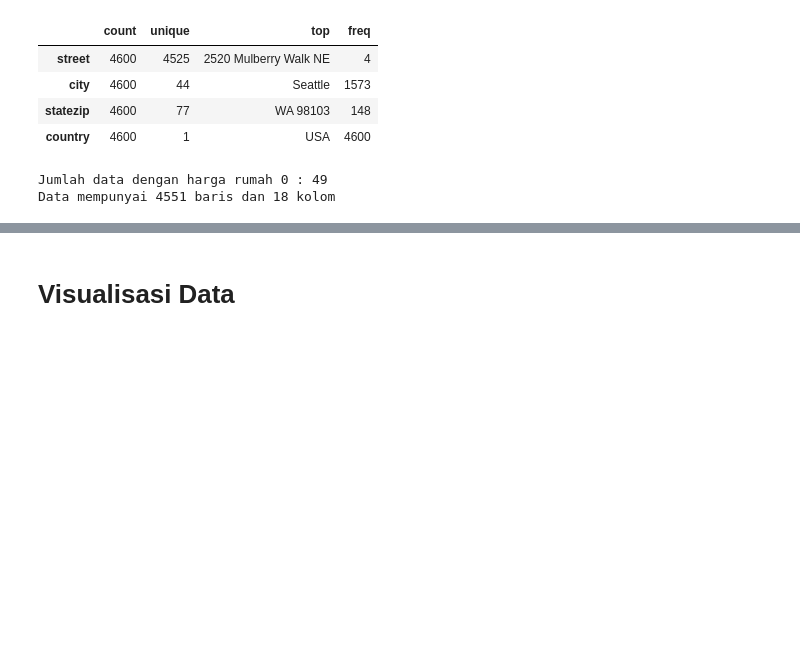
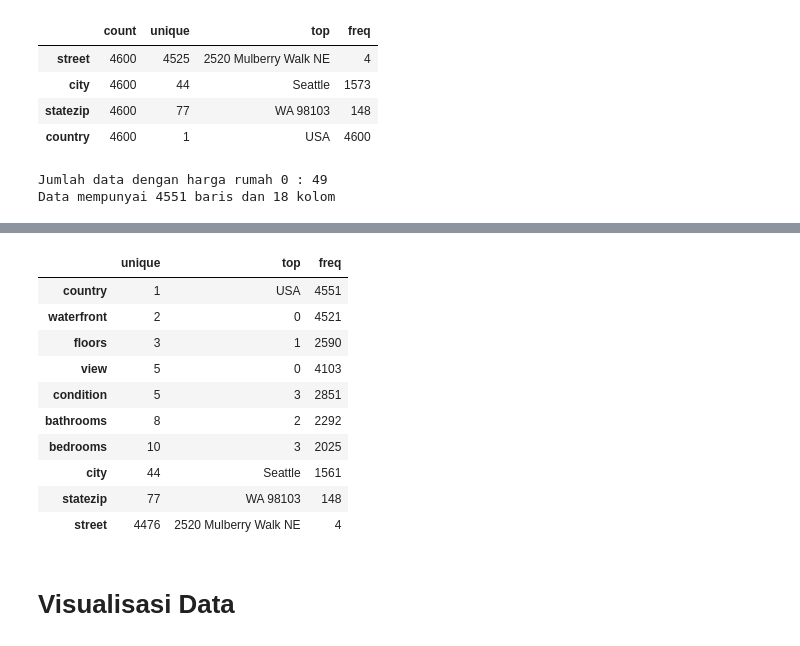
Before and after one commit to raihankemmy/Data_Science_Project, a Jupyter notebook: Regresi/House Price Prediction/code.ipynb, the cells around one changed output, grey strips where cells are left out. Saved outputs shown, nothing was run; the diff lists cells and outputs as text; code cells hidden in the pictures; blank space fills up the shorter version.

```diff
--- a/Regresi/House Price Prediction/code.ipynb
+++ b/Regresi/House Price Prediction/code.ipynb
@@ -212,3 +247,24 @@ Data mempunyai 4551 baris dan 18 kolom
+# %%
+dump = df.copy()
+
+for kolom in kategorik_dump:
+    if kolom in kolom_numerik_kategorik:
+        dump[kolom] = dump[kolom].astype('int64')
+    dump[kolom] = dump[kolom].astype('category')
+
+dump[kategorik_dump].describe().T.loc[:, ['unique', 'top', 'freq']].sort_values(by='unique')
+# %% [output]
+|  | unique | top | freq |
+| country | 1 | USA | 4551 |
+| waterfront | 2 | 0 | 4521 |
+| floors | 3 | 1 | 2590 |
+| view | 5 | 0 | 4103 |
+| condition | 5 | 3 | 2851 |
+| bathrooms | 8 | 2 | 2292 |
+| bedrooms | 10 | 3 | 2025 |
+| city | 44 | Seattle | 1561 |
+| statezip | 77 | WA 98103 | 148 |
+| street | 4476 | 2520 Mulberry Walk NE | 4 |
 # %% [markdown]
 # Visualisasi Data
 # %% [markdown]
```
Also changed, not shown: parts of 10 cells of this notebook, 1 other file.
